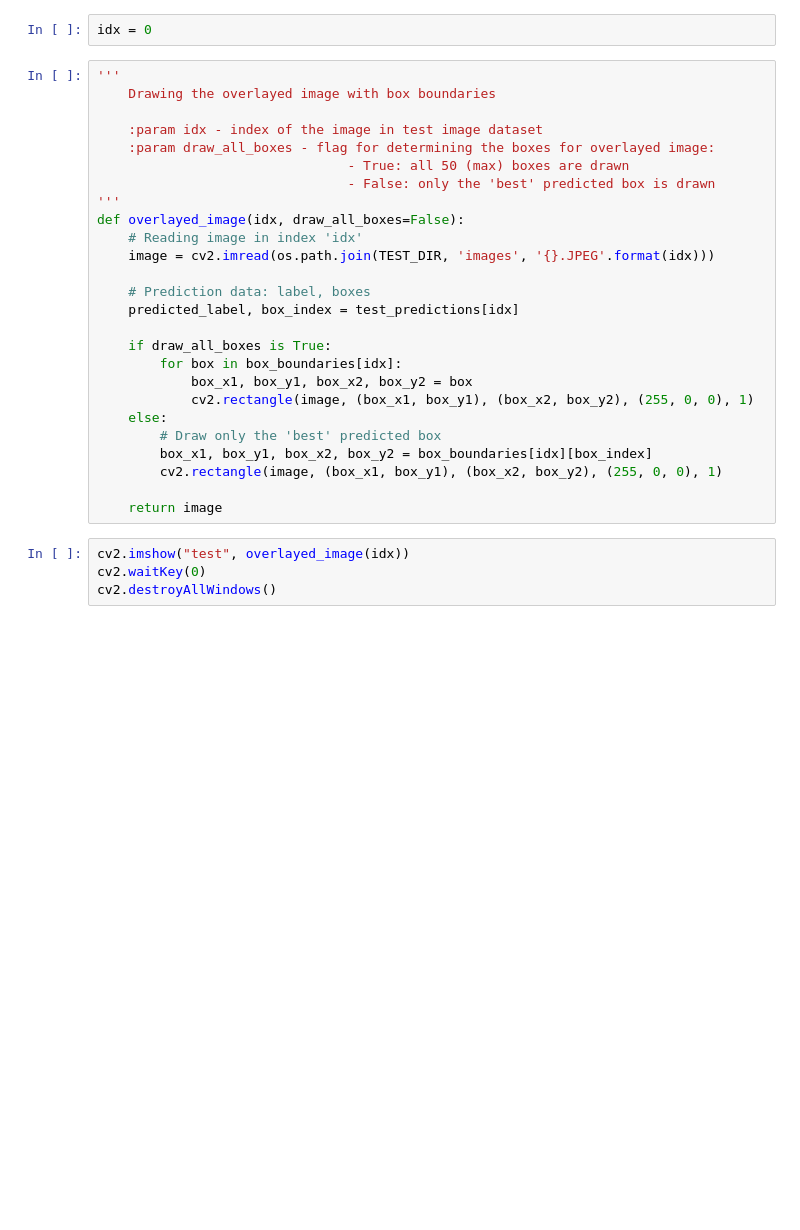
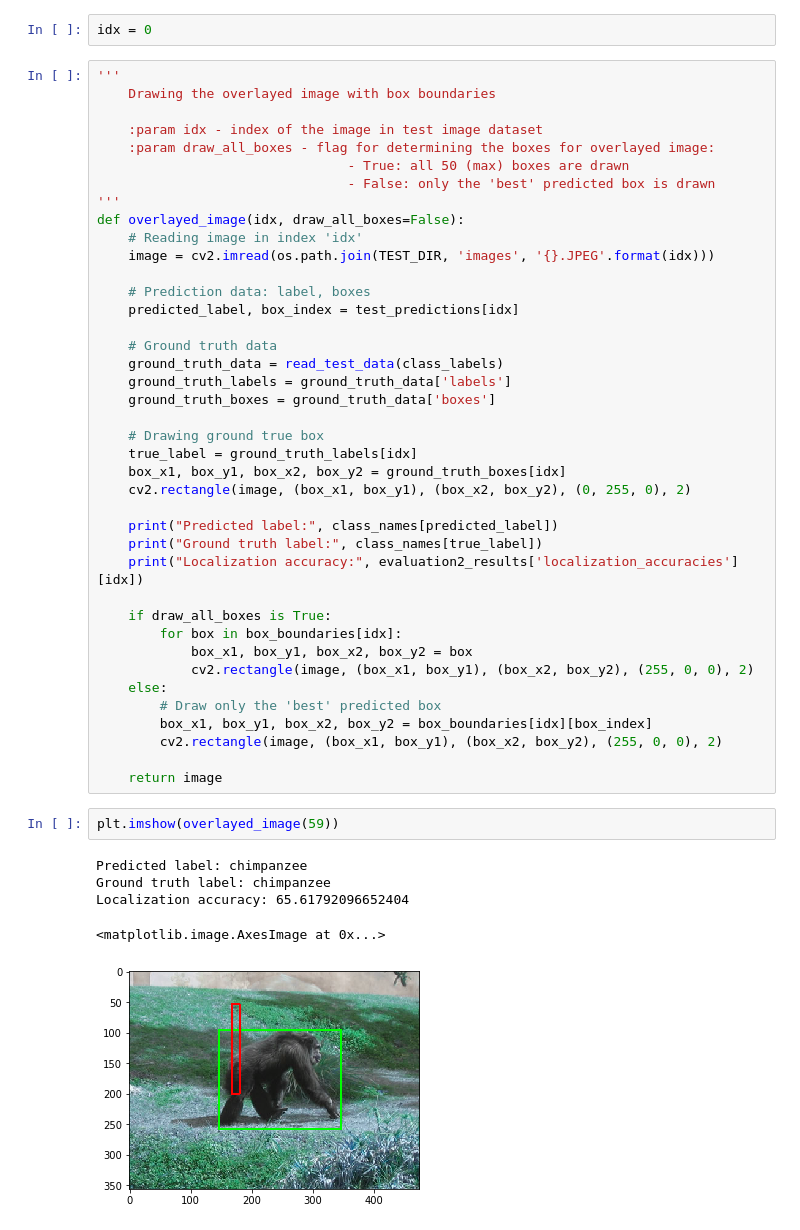
Before and after one commit to fuadaghazada/Object-Localization-and-Recognition, a Jupyter notebook: src/Project.ipynb, the cells around one changed output. Saved outputs shown, nothing was run; the diff lists cells and outputs as text; blank space fills up the shorter version.

```diff
--- a/src/Project.ipynb
+++ b/src/Project.ipynb
@@ -144,17 +144,35 @@ def overlayed_image(idx, draw_all_boxes=False):
     # Prediction data: label, boxes
     predicted_label, box_index = test_predictions[idx]
 
+    # Ground truth data
+    ground_truth_data = read_test_data(class_labels)
+    ground_truth_labels = ground_truth_data['labels']
+    ground_truth_boxes = ground_truth_data['boxes']
+
+    # Drawing ground true box
+    true_label = ground_truth_labels[idx]
+    box_x1, box_y1, box_x2, box_y2 = ground_truth_boxes[idx]
+    cv2.rectangle(image, (box_x1, box_y1), (box_x2, box_y2), (0, 255, 0), 2)
+
+    print("Predicted label:", class_names[predicted_label])
+    print("Ground truth label:", class_names[true_label])
+    print("Localization accuracy:", evaluation2_results['localization_accuracies'][idx])
+
     if draw_all_boxes is True:
         for box in box_boundaries[idx]:
             box_x1, box_y1, box_x2, box_y2 = box
-            cv2.rectangle(image, (box_x1, box_y1), (box_x2, box_y2), (255, 0, 0), 1)
+            cv2.rectangle(image, (box_x1, box_y1), (box_x2, box_y2), (255, 0, 0), 2)
     else:
         # Draw only the 'best' predicted box
         box_x1, box_y1, box_x2, box_y2 = box_boundaries[idx][box_index]
-        cv2.rectangle(image, (box_x1, box_y1), (box_x2, box_y2), (255, 0, 0), 1)
+        cv2.rectangle(image, (box_x1, box_y1), (box_x2, box_y2), (255, 0, 0), 2)
 
     return image
-# %%
-cv2.imshow("test", overlayed_image(idx))
-cv2.waitKey(0)
-cv2.destroyAllWindows()
+# %%
+plt.imshow(overlayed_image(59))
+# %% [output]
+Predicted label: chimpanzee
+Ground truth label: chimpanzee
+Localization accuracy: 65.61792096652404
+<matplotlib.image.AxesImage at 0x...>
+[figure, added]
```
Also changed, not shown: parts of 3 cells of this notebook, 2 other files.
